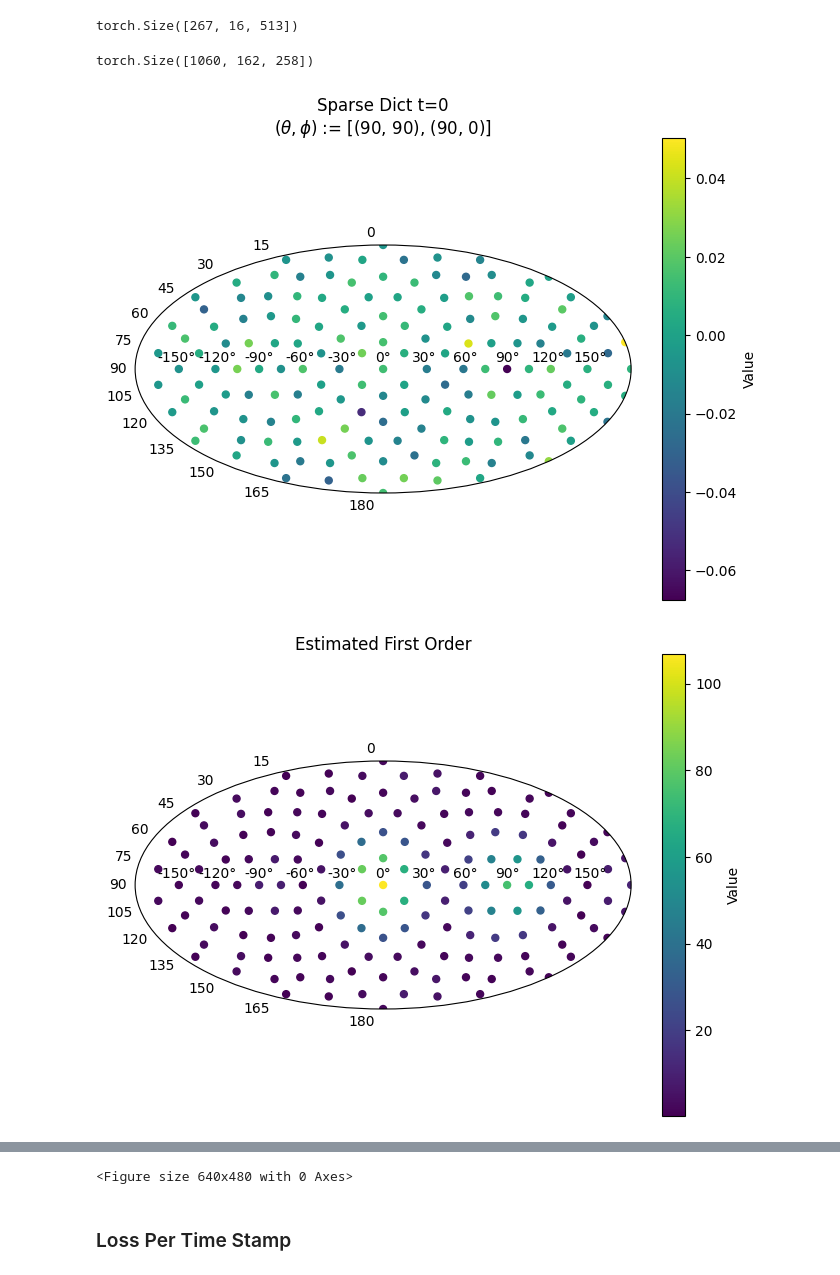
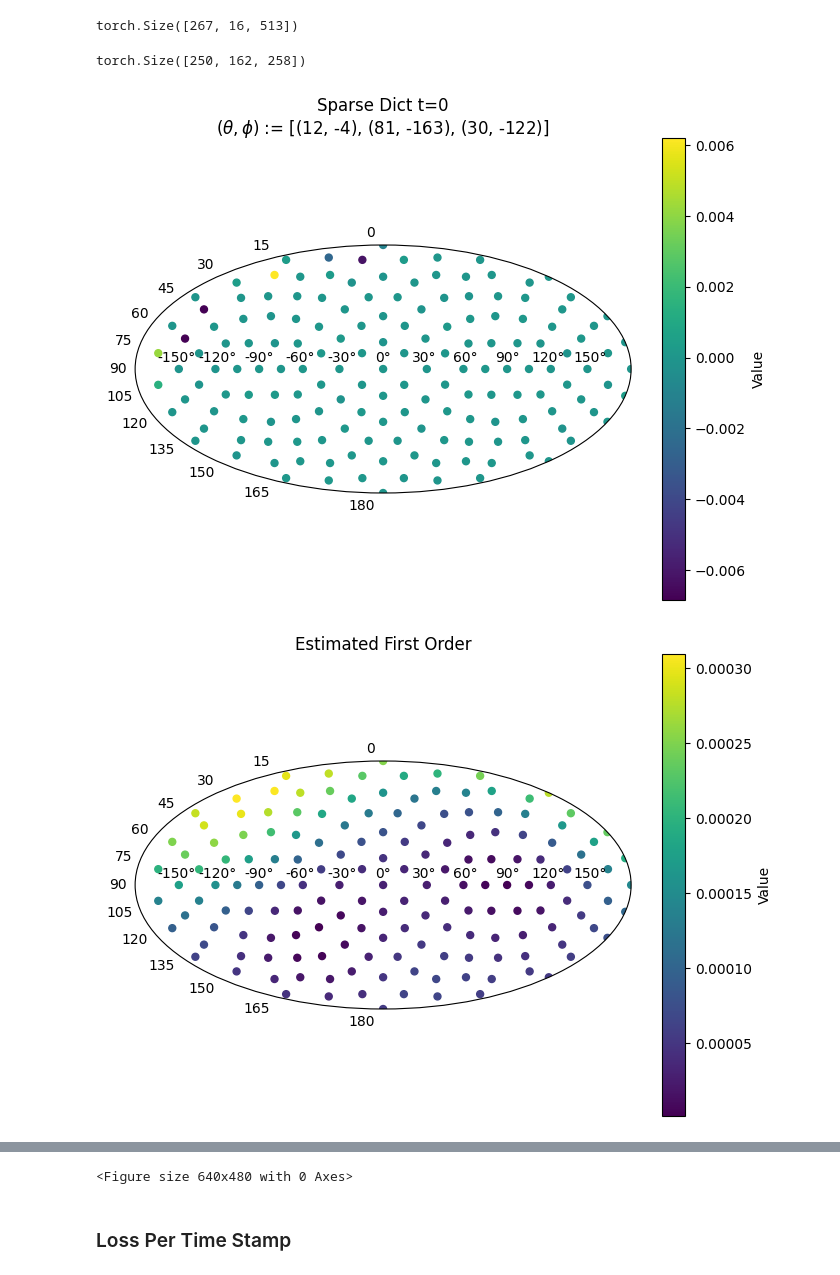
Before and after one commit to Amitmils/AmbisonicUpscaling, a Jupyter notebook: run_script_v2.ipynb, the cells around one changed output, grey strips where cells are left out. Cells and saved outputs as stored; diff of their text form; code cells hidden in the pictures.

```diff
--- a/run_script_v2.ipynb
+++ b/run_script_v2.ipynb
@@ -142,18 +144,34 @@ mem_status()
 # %% [output]
 GPU Tensors: 0
 # %%
+
+# signals = [
+#     signal_info(
+#         signal_path=r"data/sound_files/male_speech.wav", #24kHz
+#         th=90,
+#         ph=90,
+#         in_rad=False,
+#     ),
+#     signal_info(
+#         signal_path=r"data/sound_files/female_speech.wav",#24kHz
+#         th=90,
+#         ph=0,
+#         in_rad=False,
+#     ),
+# ]
+
 
 signals = [
     signal_info(
-        signal_path=r"data/sound_files/male_speech.wav", #24kHz
+        signal_path=r"data\WSJ0\test\051\051o020b.wav", #16Khz
         th=90,
         ph=90,
         in_rad=False,
     ),
     signal_info(
-        signal_path=r"data/sound_files/female_speech.wav",#24kHz
-        th=36,
-        ph=-31,
+        signal_path=r"data\WSJ0\test\050\050o020n.wav", #16KHz
+        th=90,
+        ph=0,
         in_rad=False,
     ),
 ]
@@ -252,7 +297,7 @@ plot_spectograms(anm_f_input_order,sound_field.sr)
 # %%
 mask_type = 'None'  #"cheat" # "cheat" None , 'algo' 'hardcoded
 
-if mask_type is 'None':
+if mask_type == 'None':
     mask = torch.arange(len(sound_field.P_ph)).reshape(-1)
     sound_field.has_mask = False
 else:
@@ -457,7 +552,7 @@ est_anm_f_third_order.shape
 torch.Size([267, 16, 513])
 # %%
 index = 0
-window= 60
+window= 50
 
 sound_field.plot_sparse_dict(s_stft_dict[window].sum(-1,keepdim=True), sample_idx=index)
 utils.plot_on_2D(
@@ -471,33 +566,33 @@ utils.plot_on_2D(
             zen=sound_field.P_th,
             values=real_first_order_proj[window],
             title=f"Real First Order",
 )
 utils.plot_on_2D(
             azi=sound_field.P_ph,
             zen=sound_field.P_th,
             values=est_third_order_proj[window],
             title=f"Estimated Third Order",
 )
 utils.plot_on_2D(
             azi=sound_field.P_ph,
             zen=sound_field.P_th,
             values=real_output_order_proj[window],
             title=f"Real Third Order",
 )
 
 
 
 
 
 
 
 plt.figure()
 print(s_stft_dict.shape)
 try:
     plt.plot(energy_dict_total[window].cpu())
 except:
     pass
 # %% [output]
-torch.Size([1060, 162, 258])
+torch.Size([250, 162, 258])
-[figure, old version]
+[figure, new version]
-[figure, old version]
+[figure, new version]
```
Also changed, not shown: parts of 11 cells of this notebook, 6 other files.
